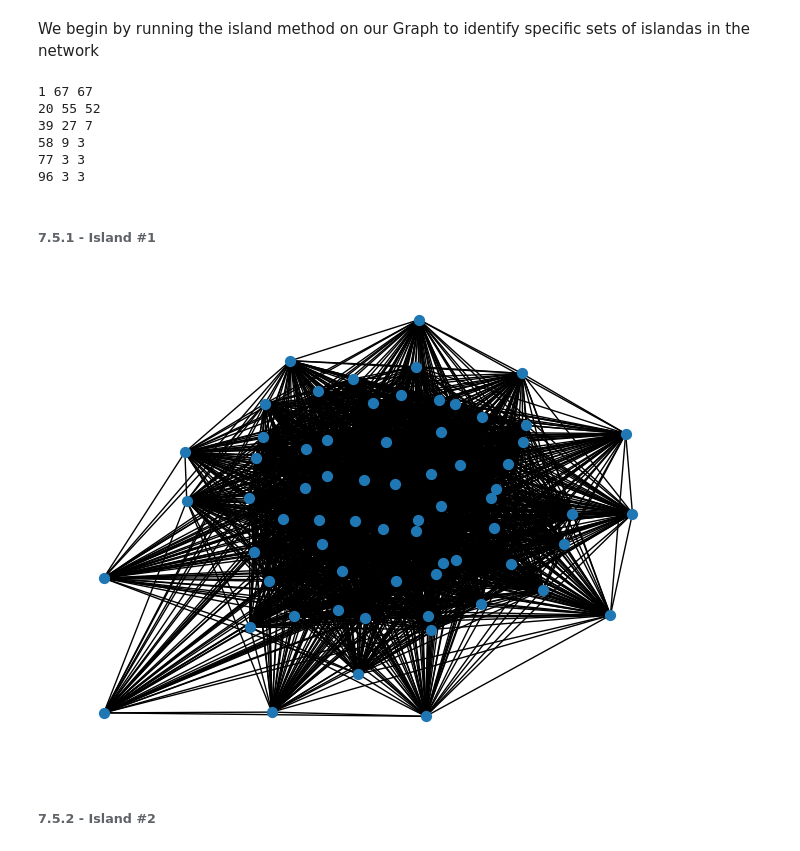
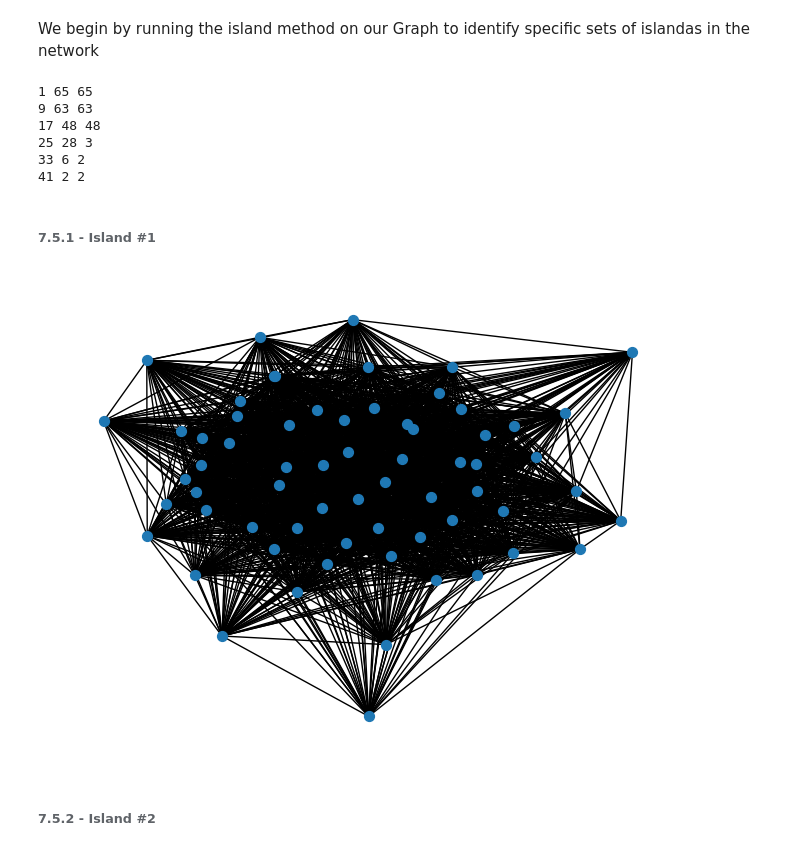
Before and after one commit to klmartin1998/spring2024-data620, a Jupyter notebook: projects/final_project/data620_final_project.ipynb, the cells around one changed output. Drawn from its saved outputs; the diff is of its cells as text; code cells hidden in the pictures.

```diff
--- a/projects/final_project/data620_final_project.ipynb
+++ b/projects/final_project/data620_final_project.ipynb
@@ -880,0 +873,2 @@ def tokenized_words(clean_string):
+# %%
+vectorizer = TfidfVectorizer().fit(master_corpus)
@@ -894,8 +908,10 @@ for doc in document_text:
             clean_corpus.append(clean_text)
     #print(clean_corpus)
     if len(clean_corpus) > 0:
-        vectorizer = CountVectorizer(ngram_range=(1,2))
-        X = vectorizer.fit_transform(clean_corpus)
+        #vectorizer = CountVectorizer(ngram_range=(1,2))
+        #vectorizer = TfidfVectorizer()
+        X = vectorizer.transform(clean_corpus)
+
 
     word_tokens = vectorizer.get_feature_names_out()
     word_count = np.sum(X.toarray(),axis=0)
@@ -1266,4 +1260,4 @@ plt.show()
 # %% [markdown]
 We begin by running the island method on our Graph to identify specific sets of islandas in the network
 # %%
-cc = P2.subgraph(next(net.connected_components(P2))).copy()
+cc_p = P2.subgraph(next(net.connected_components(P2))).copy()
@@ -1272,23 +1264,25 @@ islands = island_method(cc)
+# %%
+islands_p = island_method(cc_p)
 # %%
-for i in islands:
+for i in islands_p:
     #print(i[0],len(i[1]))
     print(i[0],len(i[1]),len(P2.subgraph(next(net.connected_components(i[1])))))
 # %% [output]
-1 67 67
-20 55 52
-39 27 7
-58 9 3
-77 3 3
-96 3 3
+1 65 65
+9 63 63
+17 48 48
+25 28 3
+33 6 2
+41 2 2
 # %% [markdown]
 ###### **7.5.1 - Island #1**
 # %%
-pos = net.spring_layout(islands[0][1], seed=648)  # Seed layout for reproducible node positions
-net.draw(islands[0][1],pos,node_size=50)
+pos = net.spring_layout(islands_p[0][1], seed=648)  # Seed layout for reproducible node positions
+net.draw(islands_p[0][1],pos,node_size=50)
 plt.show()
 #net.draw(islands[0][1])
 # %% [output]
-[figure, old version]
+[figure, new version]
 # %% [markdown]
 ###### **7.5.2 - Island #2**
 # %%
```
Also changed, not shown: parts of 104 cells of this notebook, 1 other file.
